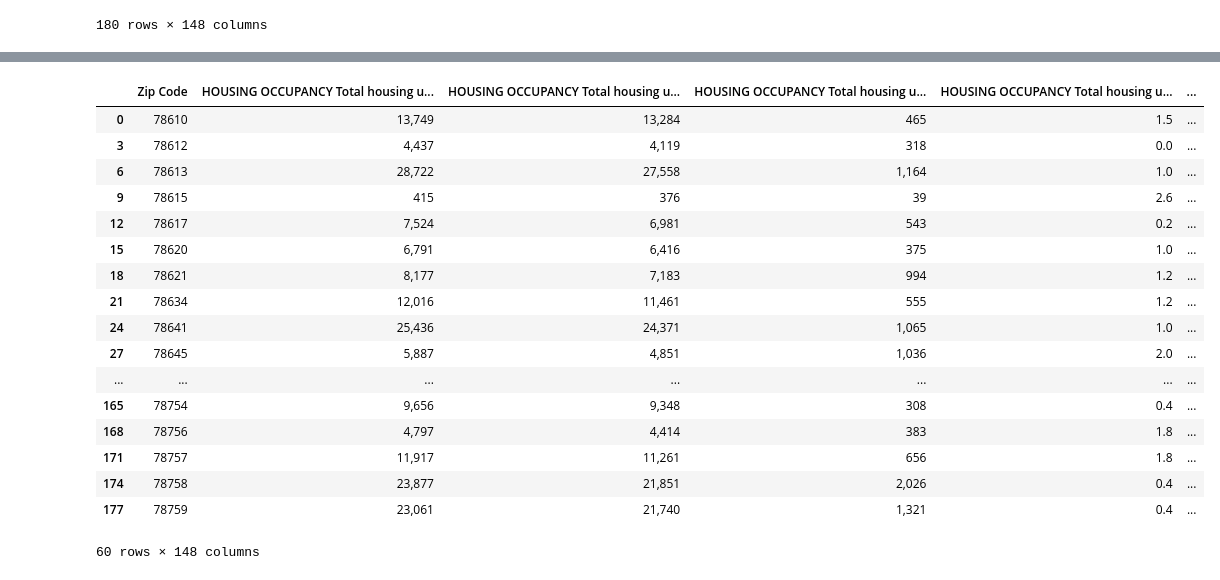
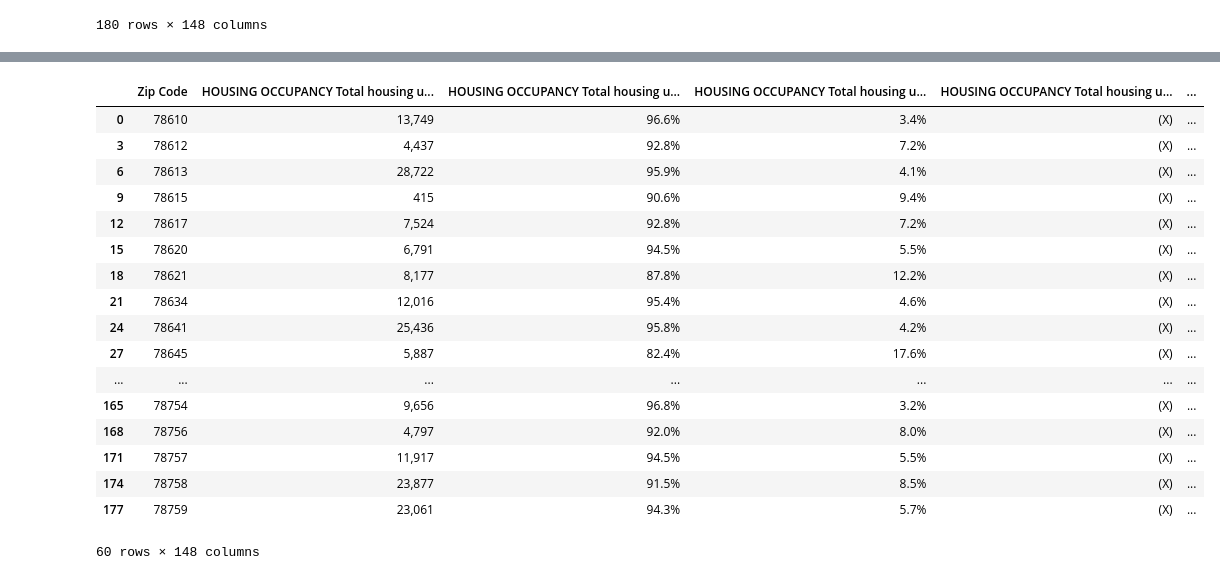
Before and after one commit to eavallon/FosterCapacity, a Jupyter notebook: Census2020/census_cleanup_housing_characteristics.ipynb, the cells around one changed output, grey strips where cells are left out. Saved outputs shown, nothing was run; the diff lists cells and outputs as text; code cells hidden in the pictures.

Commit message:
cleaned housing data (again) and started incorporating into twb

```diff
--- a/Census2020/census_cleanup_housing_characteristics.ipynb
+++ b/Census2020/census_cleanup_housing_characteristics.ipynb
@@ -41,13 +25,18 @@ df
+# %%
+df_percent = df.copy()
 # %%
 for index, row in df.iterrows():
     if index == len(df) - 3:
         df.loc[index,'HOUSING OCCUPANCY Total housing units':] = df.loc[index+1,'HOUSING OCCUPANCY Total housing units':]
+        df_percent.loc[index,'HOUSING OCCUPANCY Total housing units':] = df_percent.loc[index+2,'HOUSING OCCUPANCY Total housing units':]
         break
     else:
         df.loc[index,'HOUSING OCCUPANCY Total housing units':] = df.loc[index+1,'HOUSING OCCUPANCY Total housing units':]
+        df_percent.loc[index,'HOUSING OCCUPANCY Total housing units':] = df_percent.loc[index+2,'HOUSING OCCUPANCY Total housing units':]
 # %%
 drop_idx = [i for i in range(1, len(df), 3)]
 drop_idx_perc = [i for i in range(2, len(df), 3)]
 df = df.drop(drop_idx + drop_idx_perc)
+df_percent = df_percent.drop(drop_idx + drop_idx_perc)
 # %%
 df.to_csv('/Users/eavallon/Desktop/FosterCapacity/Census2020/clean/ACSDP5Y2020.DP04-housingcharacteristics/housing_characteristics.csv')
@@ -54,21 +44,21 @@ df.to_csv('/Users/eavallon/Desktop/FosterCapacity/Census2020/clean/ACSDP5Y2020.D
-# %%
-df
-# %% [output]
-|  | Zip Code | HOUSING OCCUPANCY Total housing u... | HOUSING OCCUPANCY Total housing u... | HOUSING OCCUPANCY Total housing u... | HOUSING OCCUPANCY Total housing u... | ... |
-| 0 | 78610 | 13,749 | 13,284 | 465 | 1.5 | ... |
-| 3 | 78612 | 4,437 | 4,119 | 318 | 0.0 | ... |
-| 6 | 78613 | 28,722 | 27,558 | 1,164 | 1.0 | ... |
-| 9 | 78615 | 415 | 376 | 39 | 2.6 | ... |
-| 12 | 78617 | 7,524 | 6,981 | 543 | 0.2 | ... |
-| 15 | 78620 | 6,791 | 6,416 | 375 | 1.0 | ... |
-| 18 | 78621 | 8,177 | 7,183 | 994 | 1.2 | ... |
-| 21 | 78634 | 12,016 | 11,461 | 555 | 1.2 | ... |
-| 24 | 78641 | 25,436 | 24,371 | 1,065 | 1.0 | ... |
-| 27 | 78645 | 5,887 | 4,851 | 1,036 | 2.0 | ... |
-| ... | ... | ... | ... | ... | ... | ... |
-| 165 | 78754 | 9,656 | 9,348 | 308 | 0.4 | ... |
-| 168 | 78756 | 4,797 | 4,414 | 383 | 1.8 | ... |
-| 171 | 78757 | 11,917 | 11,261 | 656 | 1.8 | ... |
-| 174 | 78758 | 23,877 | 21,851 | 2,026 | 0.4 | ... |
-| 177 | 78759 | 23,061 | 21,740 | 1,321 | 0.4 | ... |
-60 rows × 148 columns
+# %%
+df_percent
+# %% [output]
+|  | Zip Code | HOUSING OCCUPANCY Total housing u... | HOUSING OCCUPANCY Total housing u... | HOUSING OCCUPANCY Total housing u... | HOUSING OCCUPANCY Total housing u... | ... |
+| 0 | 78610 | 13,749 | 96.6% | 3.4% | (X) | ... |
+| 3 | 78612 | 4,437 | 92.8% | 7.2% | (X) | ... |
+| 6 | 78613 | 28,722 | 95.9% | 4.1% | (X) | ... |
+| 9 | 78615 | 415 | 90.6% | 9.4% | (X) | ... |
+| 12 | 78617 | 7,524 | 92.8% | 7.2% | (X) | ... |
+| 15 | 78620 | 6,791 | 94.5% | 5.5% | (X) | ... |
+| 18 | 78621 | 8,177 | 87.8% | 12.2% | (X) | ... |
+| 21 | 78634 | 12,016 | 95.4% | 4.6% | (X) | ... |
+| 24 | 78641 | 25,436 | 95.8% | 4.2% | (X) | ... |
+| 27 | 78645 | 5,887 | 82.4% | 17.6% | (X) | ... |
+| ... | ... | ... | ... | ... | ... | ... |
+| 165 | 78754 | 9,656 | 96.8% | 3.2% | (X) | ... |
+| 168 | 78756 | 4,797 | 92.0% | 8.0% | (X) | ... |
+| 171 | 78757 | 11,917 | 94.5% | 5.5% | (X) | ... |
+| 174 | 78758 | 23,877 | 91.5% | 8.5% | (X) | ... |
+| 177 | 78759 | 23,061 | 94.3% | 5.7% | (X) | ... |
+60 rows × 148 columns
```
Also changed, not shown: parts of 2 cells of this notebook, 9 other files.
